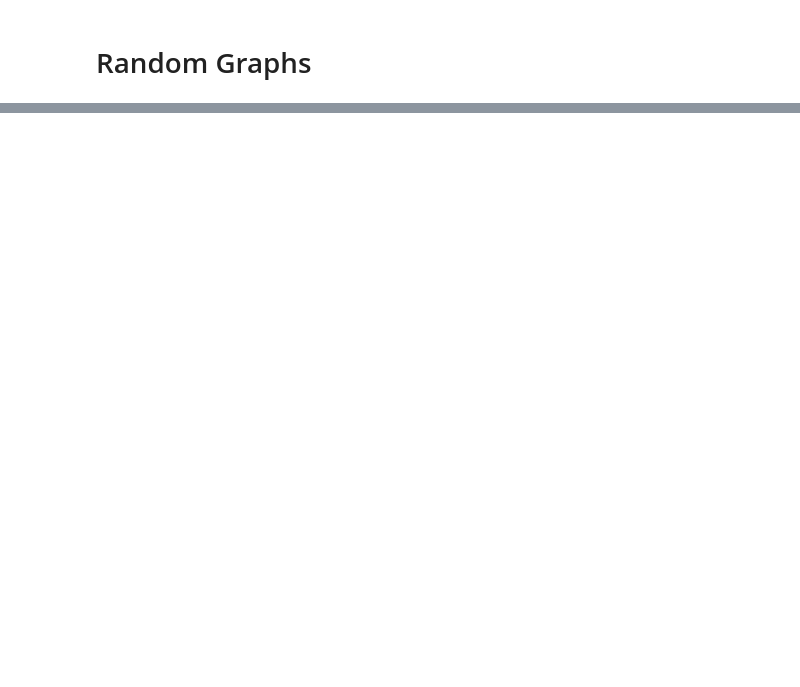
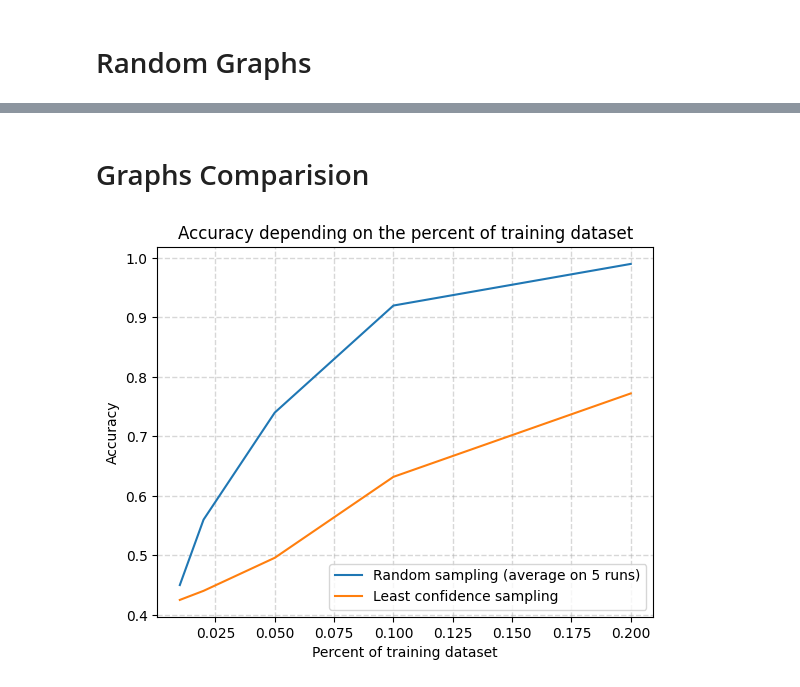
Before and after one commit to damienriandiere/ActiveLearning, a Jupyter notebook: rock_paper_scissors_test.ipynb, the cells around one changed output, grey strips where cells are left out. Saved outputs shown, nothing was run; the diff lists cells and outputs as text; code cells hidden in the pictures; blank space fills up the shorter version.

```diff
--- a/rock_paper_scissors_test.ipynb
+++ b/rock_paper_scissors_test.ipynb
@@ -400,0 +462,17 @@ Max accuracies: [0.3499999940395355, 0.38055557012557983, 0.4000000059604645, 0.
+# %% [markdown]
+# Graphs Comparision
+# %%
+# On a single graph, plot the accuracies of random and least confidence sampling methods
+
+random_average_accuracies = [0.45, 0.56, 0.74, 0.92, 0.99]
+
+plt.plot(percentages, random_average_accuracies, label='Random sampling (average on 5 runs)')
+plt.plot(percentages, least_confidence_accuracies, label='Least confidence sampling')
+plt.xlabel('Percent of training dataset')
+plt.ylabel('Accuracy')
+plt.title('Accuracy depending on the percent of training dataset')
+plt.legend()
+plt.grid(linestyle='--', linewidth=1, alpha=0.5)
+plt.show()
+# %% [output]
+[figure, added]
```
Also changed, not shown: parts of 28 cells of this notebook.
